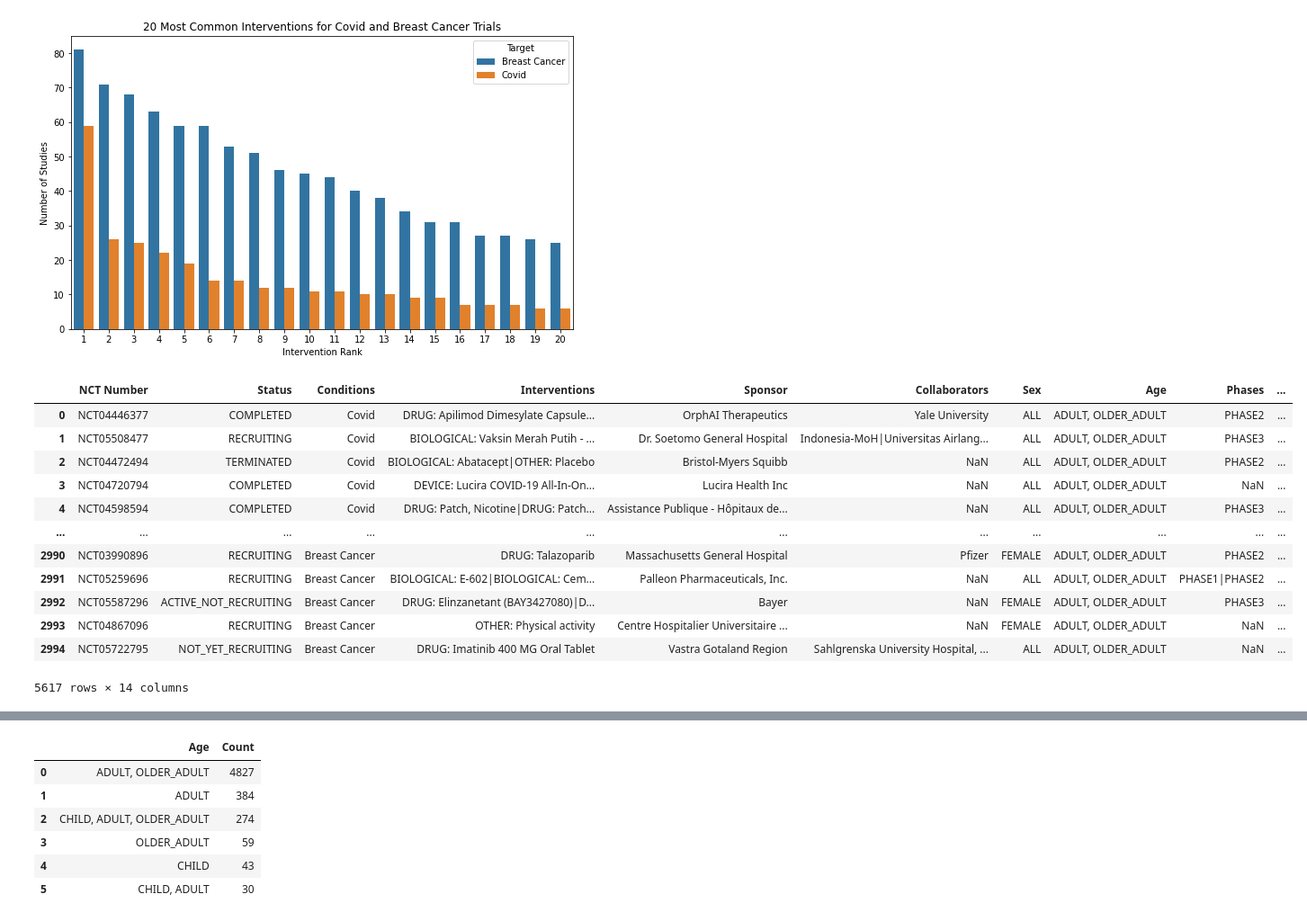
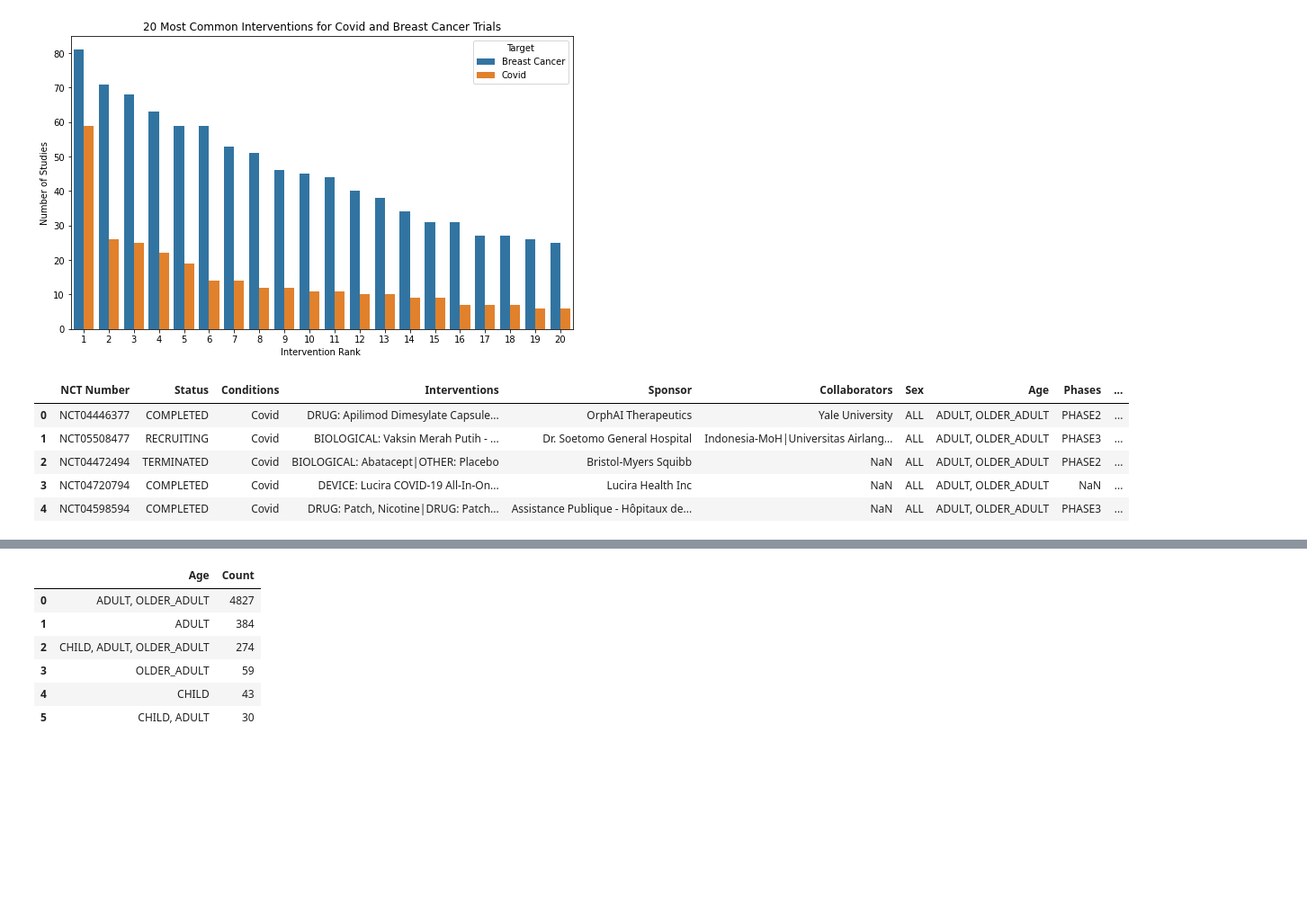
Before and after one commit to gtrentz/hda-p1, a Jupyter notebook: partBGabe.ipynb, the cells around one changed output, grey strips where cells are left out. Shown at 90% size. Drawn from its saved outputs; the diff is of its cells as text; code cells hidden in the pictures; blank space fills up the shorter version.

```diff
--- a/partBGabe.ipynb
+++ b/partBGabe.ipynb
@@ -454,25 +511,18 @@ plt.show()
 # %%
 #Now let's do some analysis about eligbility. The columns we are interested in are 'Age', 'Sex', 'Enrollment' in both the covid and breast cancer datasets.
 
 covidDF['Conditions'] = "Covid"
 breastDF['Conditions'] = "Breast Cancer"
 #Combine the two datasets
 combinedDF = pd.concat([covidDF, breastDF])
-combinedDF
+combinedDF.head()
 # %% [output]
 |  | NCT Number | Status | Conditions | Interventions | Sponsor | Collaborators | Sex | Age | Phases | ... |
 | 0 | NCT04446377 | COMPLETED | Covid | DRUG: Apilimod Dimesylate Capsule... | OrphAI Therapeutics | Yale University | ALL | ADULT, OLDER_ADULT | PHASE2 | ... |
 | 1 | NCT05508477 | RECRUITING | Covid | BIOLOGICAL: Vaksin Merah Putih - ... | Dr. Soetomo General Hospital | Indonesia-MoH|Universitas Airlang... | ALL | ADULT, OLDER_ADULT | PHASE3 | ... |
 | 2 | NCT04472494 | TERMINATED | Covid | BIOLOGICAL: Abatacept|OTHER: Placebo | Bristol-Myers Squibb | NaN | ALL | ADULT, OLDER_ADULT | PHASE2 | ... |
 | 3 | NCT04720794 | COMPLETED | Covid | DEVICE: Lucira COVID-19 All-In-On... | Lucira Health Inc | NaN | ALL | ADULT, OLDER_ADULT | NaN | ... |
 | 4 | NCT04598594 | COMPLETED | Covid | DRUG: Patch, Nicotine|DRUG: Patch... | Assistance Publique - Hôpitaux de... | NaN | ALL | ADULT, OLDER_ADULT | PHASE3 | ... |
-| ... | ... | ... | ... | ... | ... | ... | ... | ... | ... | ... |
-| 2990 | NCT03990896 | RECRUITING | Breast Cancer | DRUG: Talazoparib | Massachusetts General Hospital | Pfizer | FEMALE | ADULT, OLDER_ADULT | PHASE2 | ... |
-| 2991 | NCT05259696 | RECRUITING | Breast Cancer | BIOLOGICAL: E-602|BIOLOGICAL: Cem... | Palleon Pharmaceuticals, Inc. | NaN | ALL | ADULT, OLDER_ADULT | PHASE1|PHASE2 | ... |
-| 2992 | NCT05587296 | ACTIVE_NOT_RECRUITING | Breast Cancer | DRUG: Elinzanetant (BAY3427080)|D... | Bayer | NaN | FEMALE | ADULT, OLDER_ADULT | PHASE3 | ... |
-| 2993 | NCT04867096 | RECRUITING | Breast Cancer | OTHER: Physical activity | Centre Hospitalier Universitaire ... | NaN | FEMALE | ADULT, OLDER_ADULT | NaN | ... |
-| 2994 | NCT05722795 | NOT_YET_RECRUITING | Breast Cancer | DRUG: Imatinib 400 MG Oral Tablet | Vastra Gotaland Region | Sahlgrenska University Hospital, ... | ALL | ADULT, OLDER_ADULT | NaN | ... |
-5617 rows × 14 columns
 # %%
 #Get the unique values for the age column
 ageCategories = combinedDF['Age'].unique()
```
Also changed, not shown: parts of 14 cells of this notebook, 10 other files.
